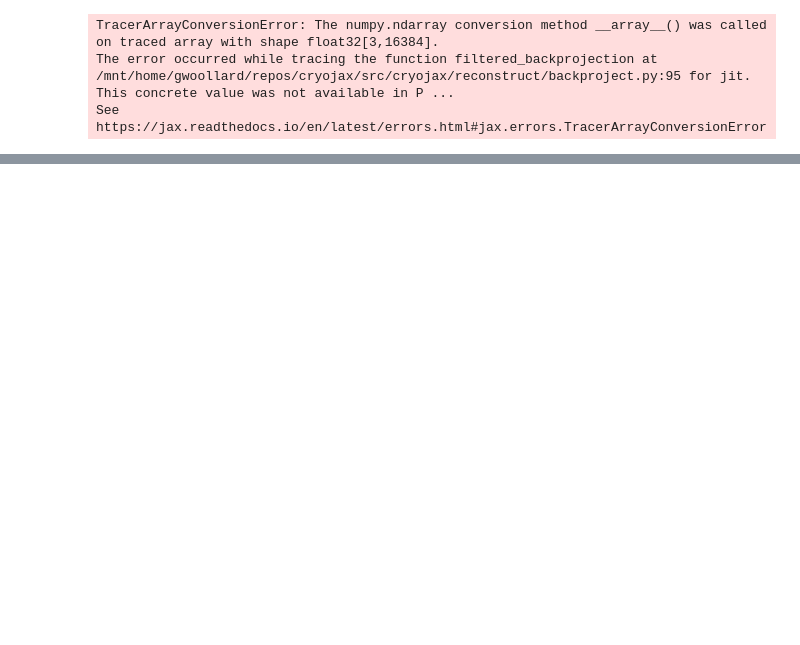
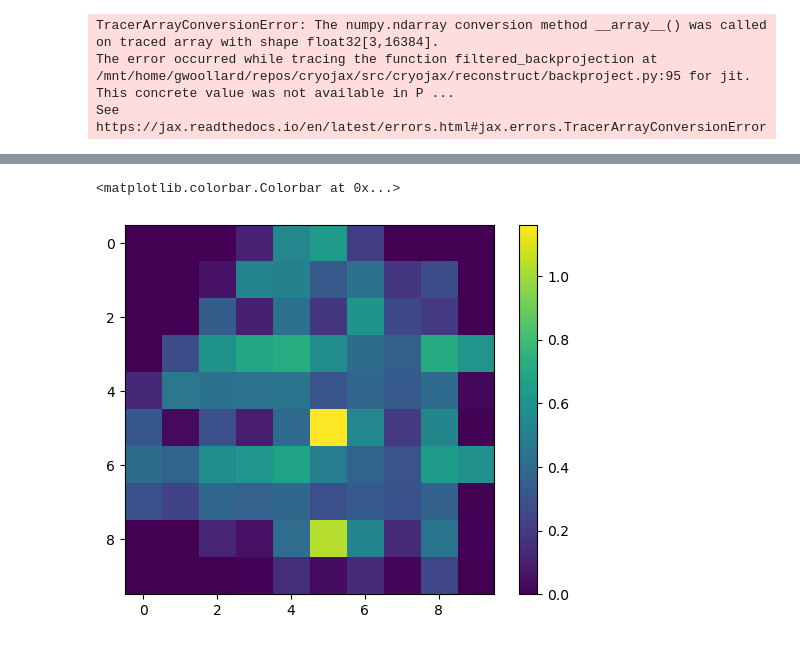
Before and after one commit to mjo22/cryojax, a Jupyter notebook: tutorials/fourier_insert_slice.ipynb, the cells around one changed output, grey strips where cells are left out. Cells and saved outputs as stored; diff of their text form; code cells hidden in the pictures; blank space fills up the shorter version.

```diff
--- a/tutorials/fourier_insert_slice.ipynb
+++ b/tutorials/fourier_insert_slice.ipynb
@@ -697,7 +703,9 @@ from cryojax.utils.coordinates import make_coordinates
 # %%
-xy = make_coordinates((10,10))
+n_pix = 10 # shape[0]
 
-xy0 = jnp.zeros((3,10**2))
+xy = make_coordinates((n_pix,n_pix))
+
+xy0 = jnp.zeros((3,n_pix**2))
 
 xy0 = xy0.at[0].set(xy[:,:,0].reshape(-1))
 xy0 = xy0.at[1].set(xy[:,:,1].reshape(-1))
@@ -736,0 +736,2 @@ jax.jit(jaxy_diff)(xyz_rot)
+# %%
+slice_2d = slices_f[0].real
@@ -736,0 +740,34 @@ jax.jit(jaxy_diff)(xyz_rot)
+# %%
+r0_idx = r0 + n_pix // 2
+r1_idx = r1 + n_pix // 2
+
+under_grid_idx = np.any(r0_idx < 0, axis=0)
+over_grid_idx = np.any(r1_idx >= n_pix, axis=0)
+good_idx = np.logical_and(~under_grid_idx, ~over_grid_idx)
+
+map_3d_interp = np.zeros((n_pix, n_pix, n_pix)).astype(slice_2d.dtype)
+count_3d_interp = np.zeros((n_pix, n_pix, n_pix))
+ones = np.ones(n_pix * n_pix)[good_idx]
+# slice_flat = slice_2d.flatten()[good_idx]
+
+r0_idx_good = r0_idx[:, good_idx]
+r1_idx_good = r1_idx[:, good_idx]
+
+map_3d_interp.sum()
+
+# slice_flat_good = slice_2d.flatten()[good_idx]
+slice_flat_good = ones
+dd000, dd001, dd010, dd011, dd100, dd101, dd110, dd111 = dd[:, good_idx]
+
+map_3d_interp[r0_idx_good[0], r0_idx_good[1], r0_idx_good[-1]] += (
+    slice_flat_good * dd000
+)
+print(map_3d_interp.sum(), (slice_flat_good * dd000).sum())
+map_3d_interp[r1_idx_good[0], r0_idx_good[1], r0_idx_good[-1]] += (
+    slice_flat_good * dd001
+)
+print(map_3d_interp.sum(), (slice_flat_good * (dd000 + dd001)).sum())
+map_3d_interp[r0_idx_good[0], r1_idx_good[1], r0_idx_good[-1]] += (
+    slice_flat_good * dd010
+)
+print(map_3d_interp.sum(), (slice_flat_good * (dd000 + dd001 + dd010)).sum())
@@ -736,0 +815,6 @@ jax.jit(jaxy_diff)(xyz_rot)
+# %%
+plt.imshow((map_3d_interp).sum(-1))
+plt.colorbar()
+# %% [output]
+<matplotlib.colorbar.Colorbar at 0x...>
+[figure, added]
```
Also changed, not shown: parts of 32 cells of this notebook, 2 other files.
